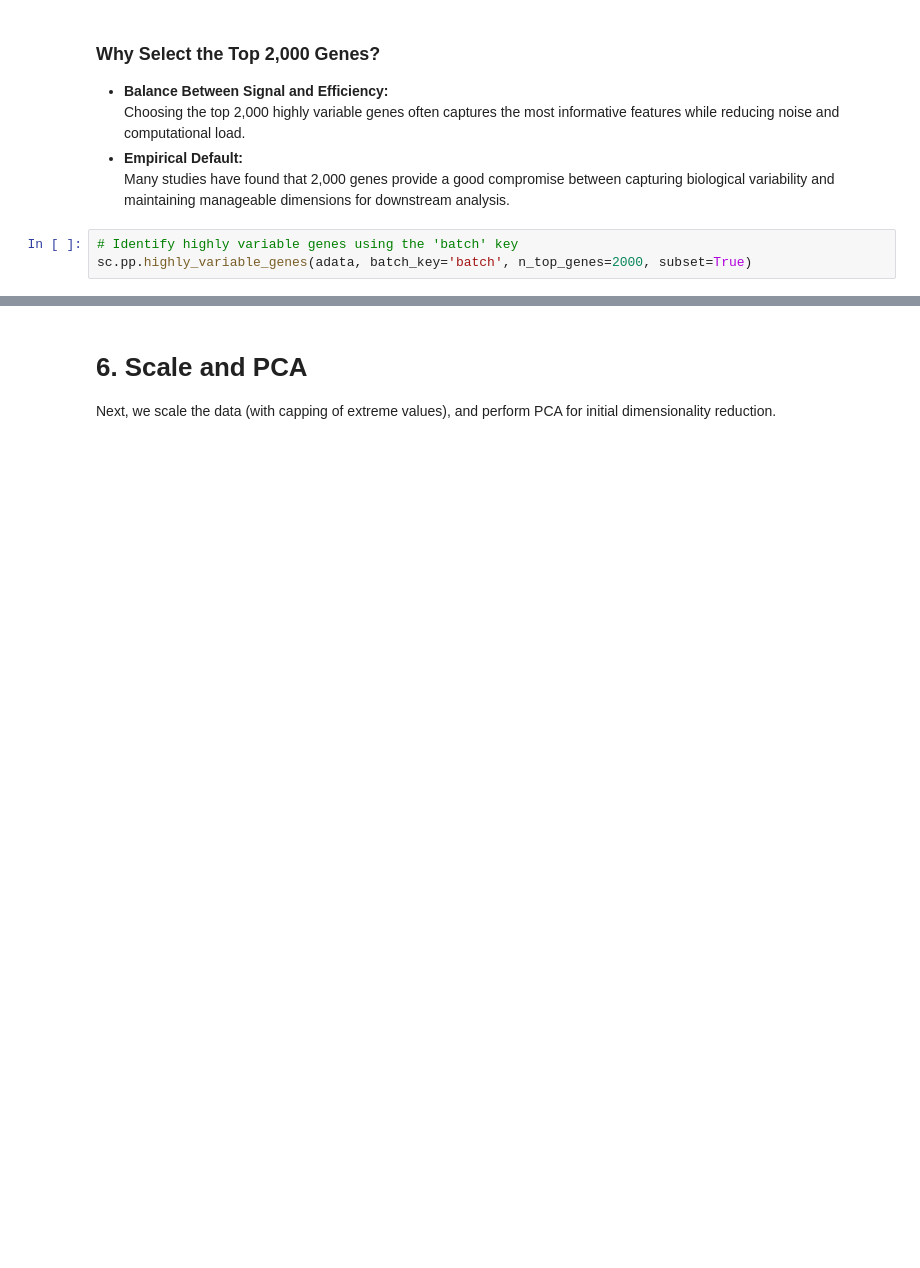
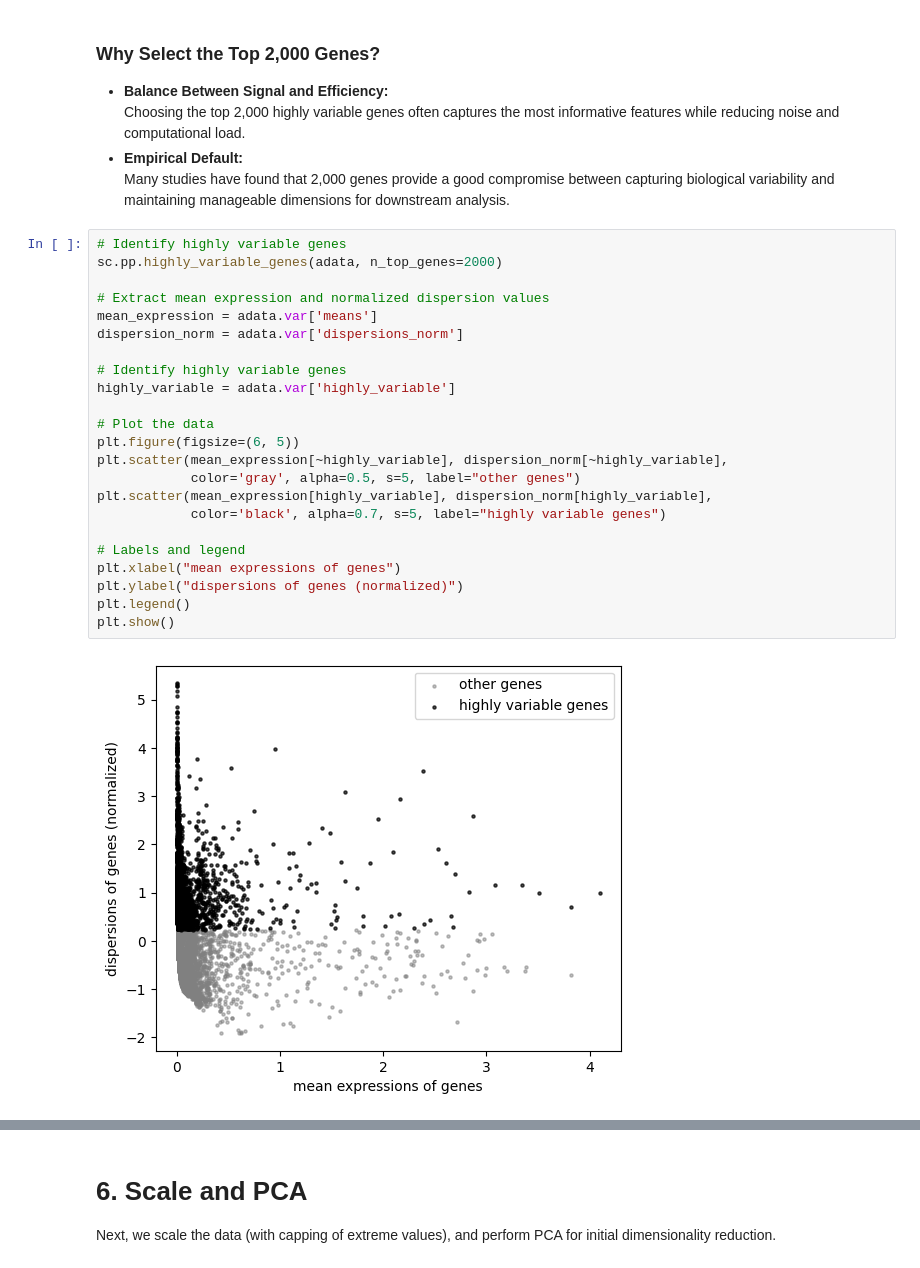
Before and after one commit to YunkeW/Single-Cell, a Jupyter notebook: single_cell_integration_pipeline.ipynb, the cells around one changed output, grey strips where cells are left out. Saved outputs shown, nothing was run; the diff lists cells and outputs as text; blank space fills up the shorter version.

```diff
--- a/single_cell_integration_pipeline.ipynb
+++ b/single_cell_integration_pipeline.ipynb
@@ -450,6 +452,28 @@ While `cell_ranger` and `dispersion` are valid options for feature selection, th
   Choosing the top 2,000 highly variable genes often captures the most informative features while reducing noise and computational load.
 - **Empirical Default:**
   Many studies have found that 2,000 genes provide a good compromise between capturing biological variability and maintaining manageable dimensions for downstream analysis.
-# %%
-# Identify highly variable genes using the 'batch' key
-sc.pp.highly_variable_genes(adata, batch_key='batch', n_top_genes=2000, subset=True)
+# %%
+# Identify highly variable genes
+sc.pp.highly_variable_genes(adata, n_top_genes=2000)
+
+# Extract mean expression and normalized dispersion values
+mean_expression = adata.var['means']
+dispersion_norm = adata.var['dispersions_norm']
+
+# Identify highly variable genes
+highly_variable = adata.var['highly_variable']
+
+# Plot the data
+plt.figure(figsize=(6, 5))
+plt.scatter(mean_expression[~highly_variable], dispersion_norm[~highly_variable],
+            color='gray', alpha=0.5, s=5, label="other genes")
+plt.scatter(mean_expression[highly_variable], dispersion_norm[highly_variable],
+            color='black', alpha=0.7, s=5, label="highly variable genes")
+
+# Labels and legend
+plt.xlabel("mean expressions of genes")
+plt.ylabel("dispersions of genes (normalized)")
+plt.legend()
+plt.show()
+# %% [output]
+[figure, added]
```
Also changed, not shown: parts of 16 cells of this notebook.
